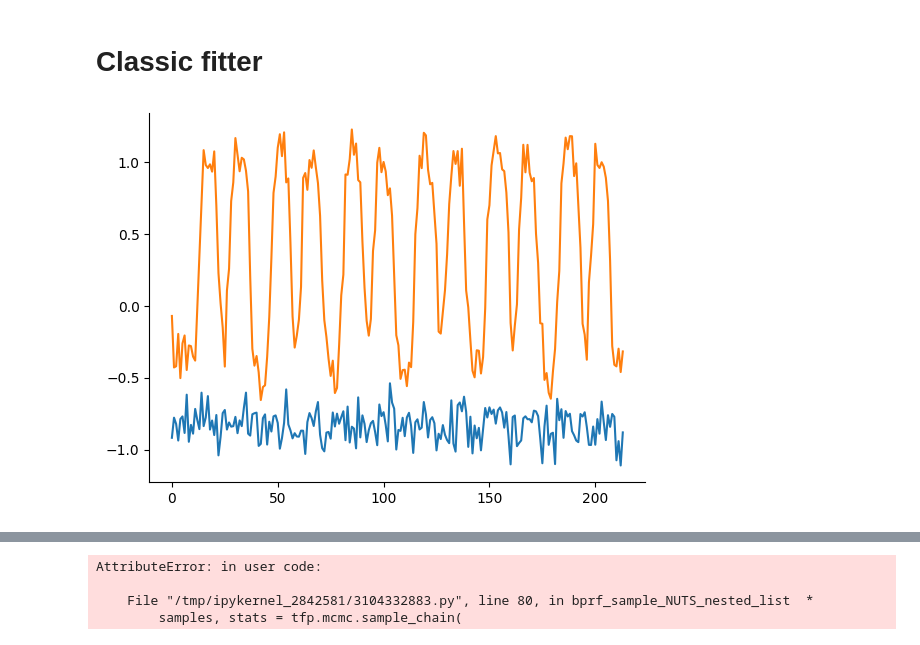
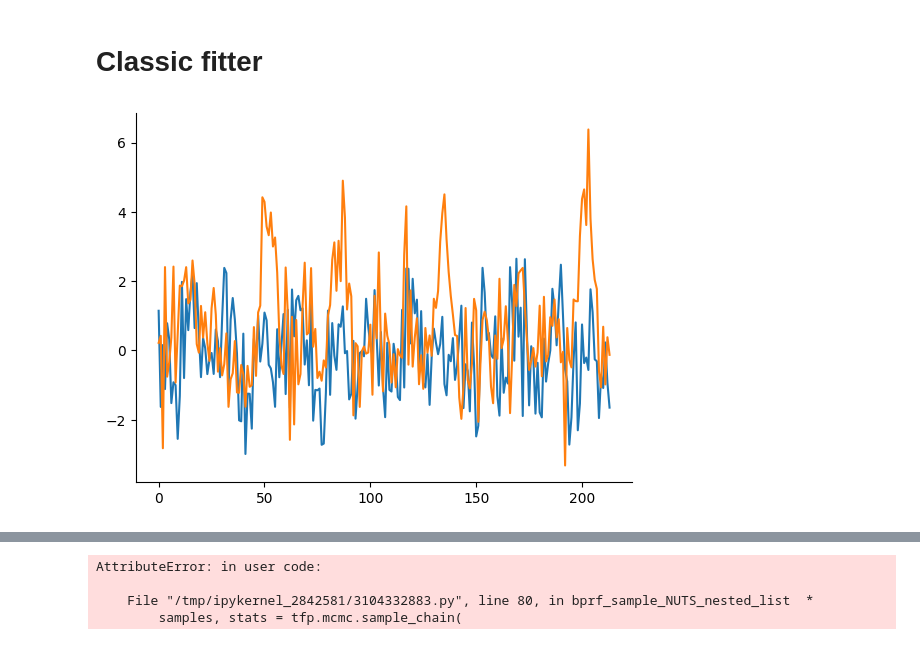
Before and after one commit to mdaghlian/braincoder_bprf, a Jupyter notebook: notebooks/CSENF_mcmc_UNIFORM.ipynb, the cells around one changed output, grey strips where cells are left out. Drawn from its saved outputs; the diff is of its cells as text; code cells hidden in the pictures.

```diff
--- a/notebooks/CSENF_mcmc_UNIFORM.ipynb
+++ b/notebooks/CSENF_mcmc_UNIFORM.ipynb
@@ -110,11 +118,11 @@ tf.__version__
 # Classic fitter
 # %%
 
-data = model.simulate(noise=.1)
+data = model.simulate(noise=1)
 data.plot(legend=False)
 sns.despine()
 # %% [output]
-[figure, old version]
+[figure, new version]
 # %%
 from braincoder.bprf_mcmc import *
 from braincoder.optimize import ParameterFitter
```
Also changed, not shown: parts of 16 cells of this notebook, 1 other file.
